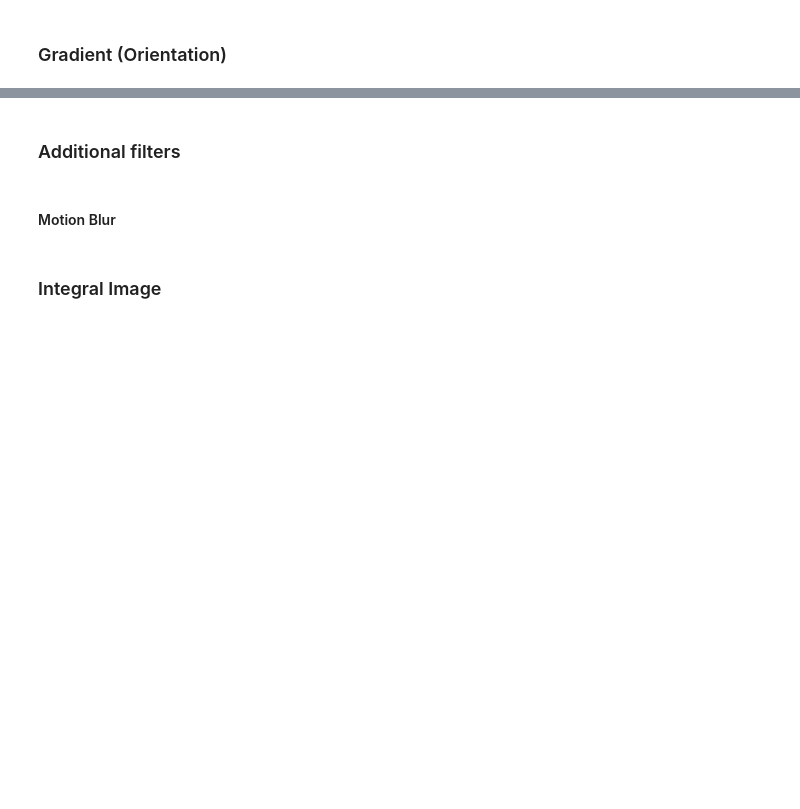
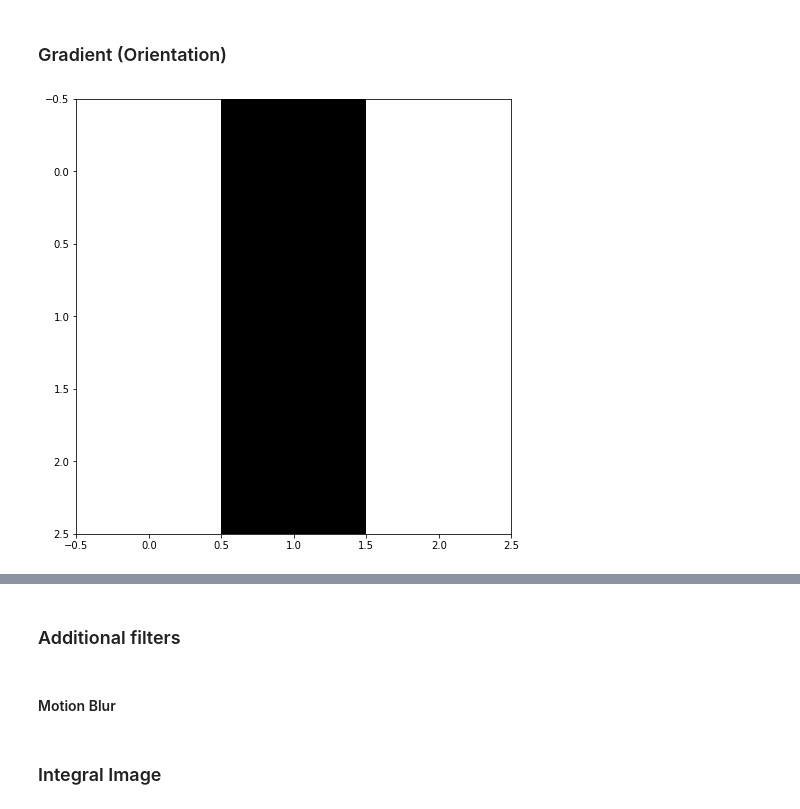
Before and after one commit to jackersson/cv-course-vntu, a Jupyter notebook: image-processing-basics/image_processing_basics.ipynb, the cells around one changed output, grey strips where cells are left out. Cells and saved outputs as stored; diff of their text form; code cells hidden in the pictures; blank space fills up the shorter version.

Commit message:
added images

```diff
--- a/image-processing-basics/image_processing_basics.ipynb
+++ b/image-processing-basics/image_processing_basics.ipynb
@@ -532,2 +539,12 @@ plt.show()
 # %% [markdown]
 ### Gradient (Orientation)
+# %%
+horizontal = np.array([[0, 0, 0], [255, 255, 255], [0, 0, 0]], dtype=np.uint8)
+vertical = np.array([[255, 0, 255], [255, 0, 255], [255, 0, 255]], dtype=np.uint8)
+corner = np.array([[0, 255, 255], [255, 0, 255], [255, 255, 0]], dtype=np.uint8)
+
+array = vertical
+plt.imshow(array)
+plt.show()
+# %% [output]
+[figure, added]
```
Also changed, not shown: parts of 18 cells of this notebook, 3 other files.
